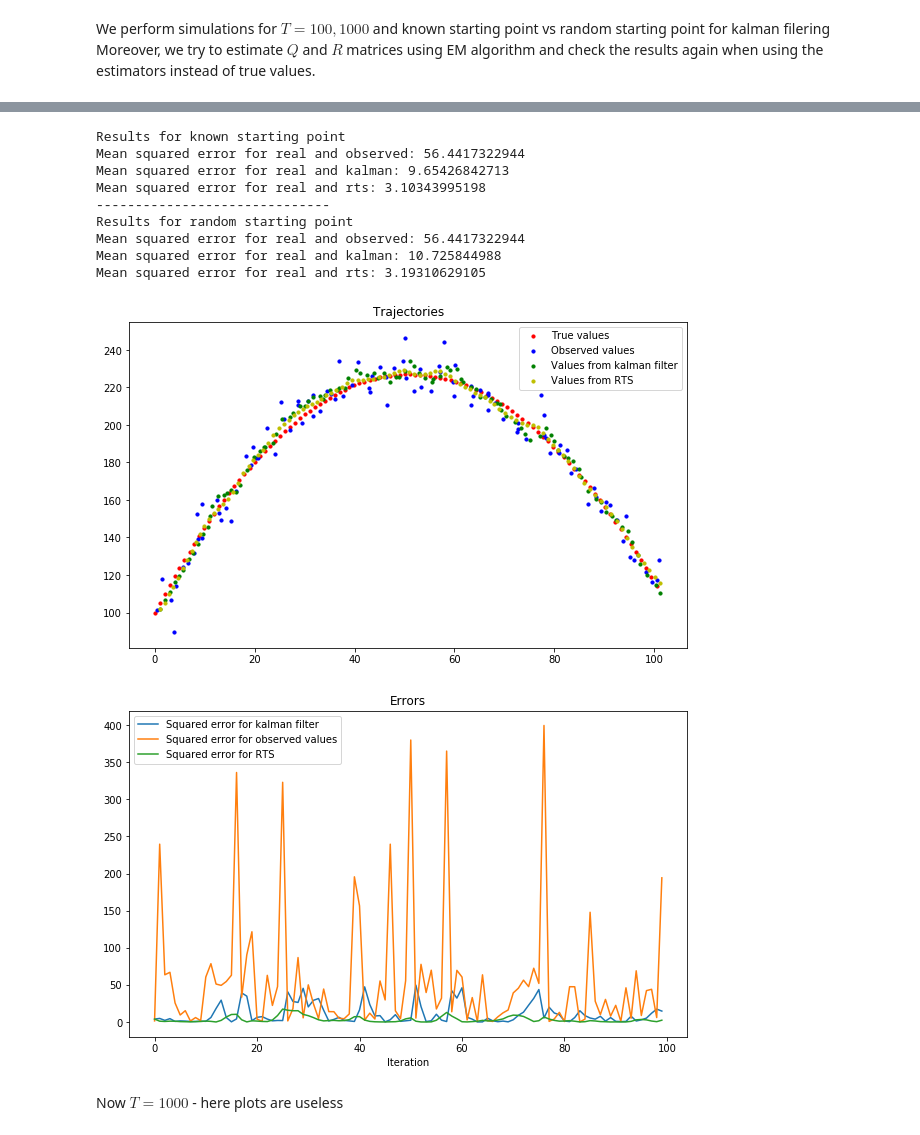
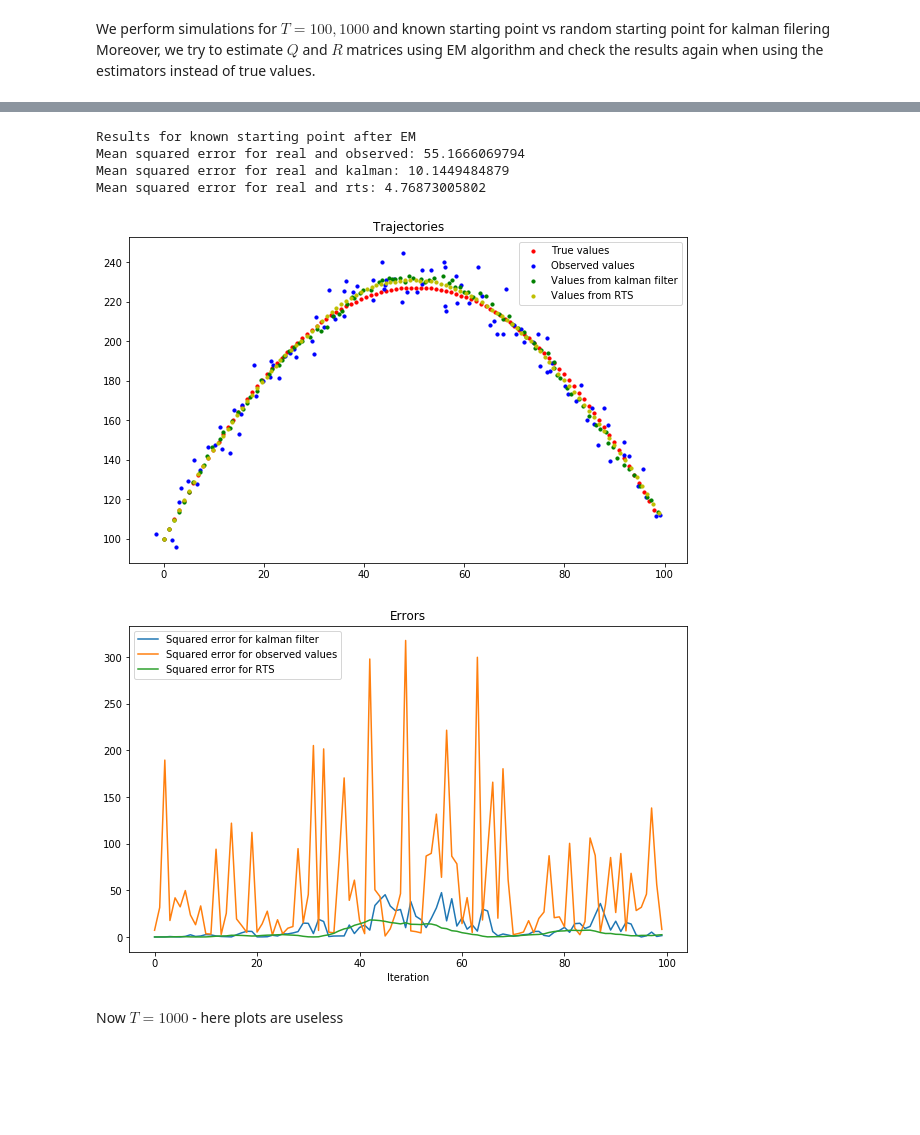
Before and after one commit to sjwilczynski/AlgStPr, a Jupyter notebook: projekt2/project2.ipynb, the cells around one changed output, grey strips where cells are left out. Drawn from its saved outputs; the diff is of its cells as text; code cells hidden in the pictures; blank space fills up the shorter version.

```diff
--- a/projekt2/project2.ipynb
+++ b/projekt2/project2.ipynb
@@ -228,16 +232,20 @@ We perform simulations for $T=100,1000$ and known starting point vs random start
 Moreover, we try to estimate $Q$ and $R$ matrices using EM algorithm and check the results again when using the estimators instead of true values.
 # %%
 T = 100
-starting_point = [0,100, 10, 50]
-xs,ys = generate_trajectory(T,starting_point)
-kalman_start = np.random.multivariate_normal(starting_point, np.eye(4) * 10)
+starting_point = np.array([0,100, 10, 50])
+cov_zero = np.zeros((4,4))
+cov_nonzero = np.diag(starting_point) + 10*np.eye(4)
+start_known = np.random.multivariate_normal(starting_point, cov_zero)
+start_random = np.random.multivariate_normal(starting_point, cov_nonzero)
 
-result = run_filtering(xs, ys, Q, R, starting_point=starting_point)
+xs,ys = generate_trajectory(T,start_known)
+result = run_filtering(xs, ys, Q, R, starting_point=starting_point, starting_cov=cov_zero)
 kalman_xs, kalman_covs, kalman_xs_filtered, kalman_covs_filtered, rts_xs, rts_covs, rts_ls = result
 print('Results for known starting point')
-print_kalman_filter_results(xs, ys, kalman_xs, rts_xs, plot_results=False)
+print_kalman_filter_results(xs, ys, kalman_xs, rts_xs)
 
-result = run_filtering(xs, ys, Q, R, starting_point=kalman_start)
+xs,ys = generate_trajectory(T,start_random)
+result = run_filtering(xs, ys, Q, R, starting_point=starting_point, starting_cov=cov_nonzero)
 kalman_xs, kalman_covs, kalman_xs_filtered, kalman_covs_filtered, rts_xs, rts_covs, rts_ls = result
 print('-'*50)
 print('Results for random starting point')
@@ -284,0 +298,9 @@ The errors for pykalman EM. Q : 1.28766231209, R : 0.114699164588
+# %%
+iterations = 30
+xs,ys = generate_trajectory(T,start_known)
+kf = pk.KalmanFilter(transition_matrices=F, observation_matrices=H, transition_offsets=np.dot(B,u).ravel(), initial_state_mean=starting_point, initial_state_covariance=cov_zero, em_vars=['transition_covariance', 'observation_covariance'])
+kf.em(ys.transpose(1,0), n_iter=iterations)
+Qs,Rs = em_algorithm(ys, starting_point, iterations)
+Q_estimated = Qs[:,:,-1]
+R_estimated = Rs[:,:,-1]
+print_em_results(Qs, Rs)
@@ -285,25 +327,15 @@ The errors for pykalman EM. Q : 1.28766231209, R : 0.114699164588
 # %%
-result = run_filtering(xs, ys, Q_estimated, R_estimated, starting_point=starting_point)
+result = run_filtering(xs, ys, Q_estimated, R_estimated, starting_point=starting_point, starting_cov=cov_zero)
 kalman_xs, kalman_covs, kalman_xs_filtered, kalman_covs_filtered, rts_xs, rts_covs, rts_ls = result
-print('Results for known starting point')
-print_kalman_filter_results(xs, ys, kalman_xs, rts_xs, plot_results=False)
-result = run_filtering(xs, ys, Q_estimated, R_estimated, starting_point=kalman_start)
-kalman_xs, kalman_covs, kalman_xs_filtered, kalman_covs_filtered, rts_xs, rts_covs, rts_ls = result
-print('-'*30)
-print('Results for random starting point')
+print('Results for known starting point after EM')
 print_kalman_filter_results(xs, ys, kalman_xs, rts_xs)
 # %% [output]
-Results for known starting point
-Mean squared error for real and observed: 56.4417322944
-Mean squared error for real and kalman: 9.65426842713
-Mean squared error for real and rts: 3.10343995198
-------------------------------
-Results for random starting point
-Mean squared error for real and observed: 56.4417322944
-Mean squared error for real and kalman: 10.725844988
-Mean squared error for real and rts: 3.19310629105
+Results for known starting point after EM
+Mean squared error for real and observed: 55.1666069794
+Mean squared error for real and kalman: 10.1449484879
+Mean squared error for real and rts: 4.76873005802
-[figure, old version]
+[figure, new version]
-[figure, old version]
+[figure, new version]
 # %% [markdown]
 Now $T=1000$ - here plots are useless
 # %%
```
Also changed, not shown: parts of 9 cells of this notebook.
